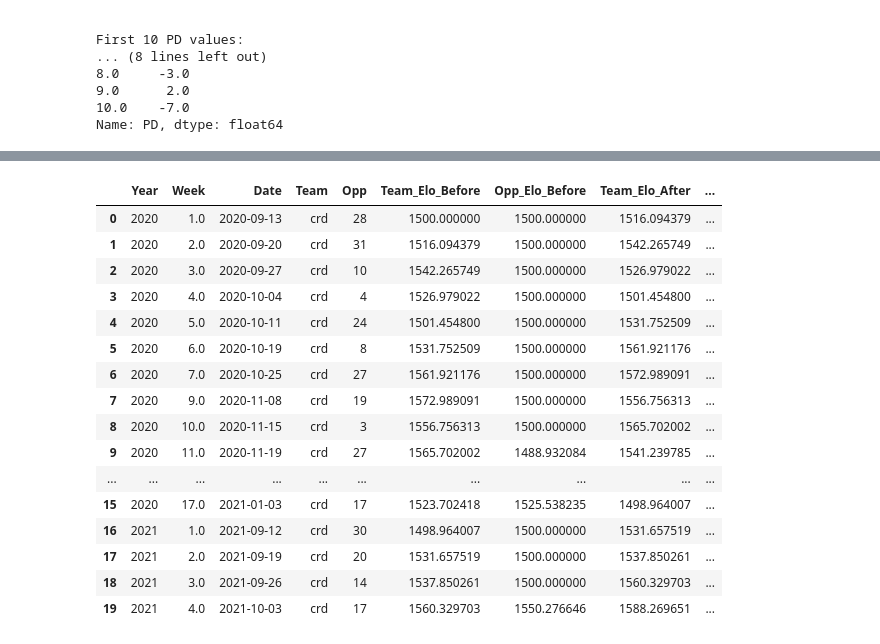
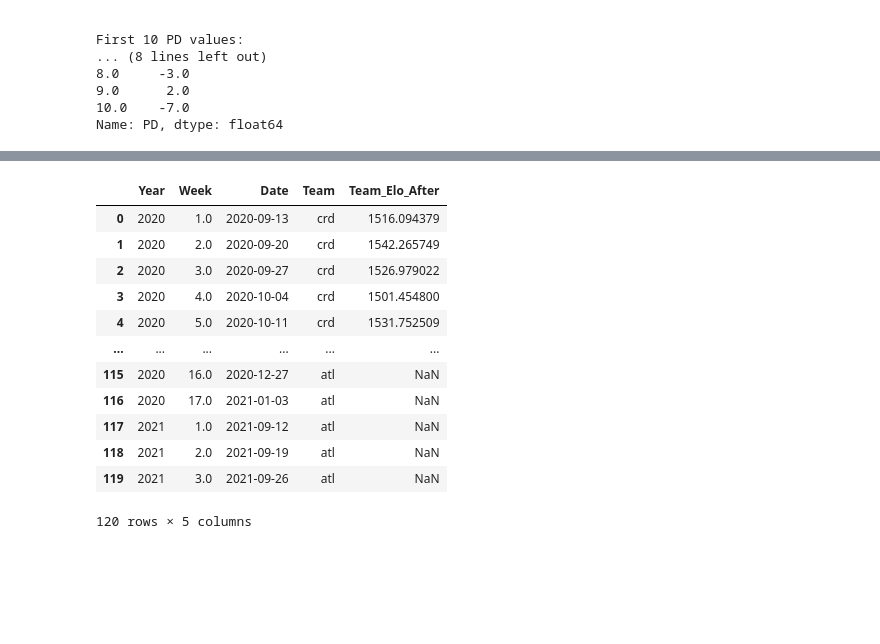
Before and after one commit to TaewonYu17/NFL-Game-Predictor, a Jupyter notebook: nfl_game_predictor.ipynb, the cells around one changed output, grey strips where cells are left out. Cells and saved outputs as stored; diff of their text form; code cells hidden in the pictures; blank space fills up the shorter version.

```diff
--- a/nfl_game_predictor.ipynb
+++ b/nfl_game_predictor.ipynb
@@ -40,11 +40,19 @@ Index(['Gtm', 'Week', 'Date', 'Day', 'HorA', 'Opp', 'Rslt', 'Pts', 'PtsO',
        'TO', 'ToP', 'Team', 'Year'],
       dtype='object')
 # %%
-nfl_data['Opp'] = nfl_data['Opp'].astype('category').cat.codes
 nfl_data["HorA"] = nfl_data["HorA"].astype("category").cat.codes
+nfl_data["Opp"] = nfl_data["Opp"].str.lower()
+nfl_data['Opp'] = nfl_data['Opp'].replace('ari', 'crd')
+nfl_data['Opp'] = nfl_data['Opp'].replace('lar', 'ram')
+nfl_data['Opp'] = nfl_data['Opp'].replace('lvr', 'rai')
+nfl_data['Opp'] = nfl_data['Opp'].replace('bal', 'rav')
+nfl_data['Opp'] = nfl_data['Opp'].replace('hou', 'htx')
+nfl_data['Opp'] = nfl_data['Opp'].replace('ten', 'oti')
+nfl_data['Opp'] = nfl_data['Opp'].replace('lac', 'sdg')
+nfl_data['Opp'] = nfl_data['Opp'].replace('ind', 'clt')
 nfl_data['PD'] = (nfl_data['Pts'] - nfl_data['PtsO'])
 nfl_data = nfl_data.dropna(subset = ["Week"])
-nfl_data.head(20)
+nfl_data.head(120)
 # %% [output]
 |  | Gtm | Week | Date | Day | HorA | Opp | Rslt | Pts | PtsO | OT | ... | ... |
 | Rk |  |  |  |  |  |  |  |  |  |  |  | ... |
@@ -107,8 +110,11 @@ for index, row in nfl_data.iterrows():
     opp = row['Opp']
     week = row['Week']
     year = row['Year']
+    date = row['Date']
     point_diff = row['PD']
     HorA = row['HorA']
+
+    #print(f"Processing: {team} vs {opp} in week {week} of {year}")
 
     elo_team = elo_ratings.get(team, BASE_RATING)
     elo_opp = elo_ratings.get(opp, BASE_RATING)
@@ -131,15 +137,16 @@ for index, row in nfl_data.iterrows():
 
     elo_ratings[team] = elo_team + elo_change
     elo_ratings[opp] = elo_opp - elo_change
+    print(f"Team: {team} Date: {date} Elo: {elo_ratings[team]}")
 
     history.append({
         'Year': row['Year'],
         'Week': row['Week'],
         'Date': row['Date'],
         "Team": team,
-        "Opp": opp,
-        "Team_Elo_Before": elo_team,
-        "Opp_Elo_Before": elo_opp,
         "Team_Elo_After": elo_ratings[team],
-        "Opp_Elo_After": elo_ratings[opp],
     })
+
+print("Teams with ELO ratings:")
+print(list(elo_ratings.keys()))
+print("Number of teams with ELO:", len(elo_ratings))
@@ -146,24 +171,20 @@ for index, row in nfl_data.iterrows():
 # %%
 elo_history_data = pd.DataFrame(history)
-elo_history_data.head(20)
+elo_history_data.head(120)
 # %% [output]
-|  | Year | Week | Date | Team | Opp | Team_Elo_Before | Opp_Elo_Before | Team_Elo_After | ... |
-| 0 | 2020 | 1.0 | 2020-09-13 | crd | 28 | 1500.000000 | 1500.000000 | 1516.094379 | ... |
-| 1 | 2020 | 2.0 | 2020-09-20 | crd | 31 | 1516.094379 | 1500.000000 | 1542.265749 | ... |
-| 2 | 2020 | 3.0 | 2020-09-27 | crd | 10 | 1542.265749 | 1500.000000 | 1526.979022 | ... |
-| 3 | 2020 | 4.0 | 2020-10-04 | crd | 4 | 1526.979022 | 1500.000000 | 1501.454800 | ... |
-| 4 | 2020 | 5.0 | 2020-10-11 | crd | 24 | 1501.454800 | 1500.000000 | 1531.752509 | ... |
-| 5 | 2020 | 6.0 | 2020-10-19 | crd | 8 | 1531.752509 | 1500.000000 | 1561.921176 | ... |
-| 6 | 2020 | 7.0 | 2020-10-25 | crd | 27 | 1561.921176 | 1500.000000 | 1572.989091 | ... |
-| 7 | 2020 | 9.0 | 2020-11-08 | crd | 19 | 1572.989091 | 1500.000000 | 1556.756313 | ... |
-| 8 | 2020 | 10.0 | 2020-11-15 | crd | 3 | 1556.756313 | 1500.000000 | 1565.702002 | ... |
-| 9 | 2020 | 11.0 | 2020-11-19 | crd | 27 | 1565.702002 | 1488.932084 | 1541.239785 | ... |
-| ... | ... | ... | ... | ... | ... | ... | ... | ... | ... |
-| 15 | 2020 | 17.0 | 2021-01-03 | crd | 17 | 1523.702418 | 1525.538235 | 1498.964007 | ... |
-| 16 | 2021 | 1.0 | 2021-09-12 | crd | 30 | 1498.964007 | 1500.000000 | 1531.657519 | ... |
-| 17 | 2021 | 2.0 | 2021-09-19 | crd | 20 | 1531.657519 | 1500.000000 | 1537.850261 | ... |
-| 18 | 2021 | 3.0 | 2021-09-26 | crd | 14 | 1537.850261 | 1500.000000 | 1560.329703 | ... |
-| 19 | 2021 | 4.0 | 2021-10-03 | crd | 17 | 1560.329703 | 1550.276646 | 1588.269651 | ... |
+|  | Year | Week | Date | Team | Team_Elo_After |
+| 0 | 2020 | 1.0 | 2020-09-13 | crd | 1516.094379 |
+| 1 | 2020 | 2.0 | 2020-09-20 | crd | 1542.265749 |
+| 2 | 2020 | 3.0 | 2020-09-27 | crd | 1526.979022 |
+| 3 | 2020 | 4.0 | 2020-10-04 | crd | 1501.454800 |
+| 4 | 2020 | 5.0 | 2020-10-11 | crd | 1531.752509 |
+| ... | ... | ... | ... | ... | ... |
+| 115 | 2020 | 16.0 | 2020-12-27 | atl | NaN |
+| 116 | 2020 | 17.0 | 2021-01-03 | atl | NaN |
+| 117 | 2021 | 1.0 | 2021-09-12 | atl | NaN |
+| 118 | 2021 | 2.0 | 2021-09-19 | atl | NaN |
+| 119 | 2021 | 3.0 | 2021-09-26 | atl | NaN |
+120 rows × 5 columns
 # %%
 nfl_data = nfl_data.merge(
     elo_history_data[
```
Also changed, not shown: parts of 3 cells of this notebook.
